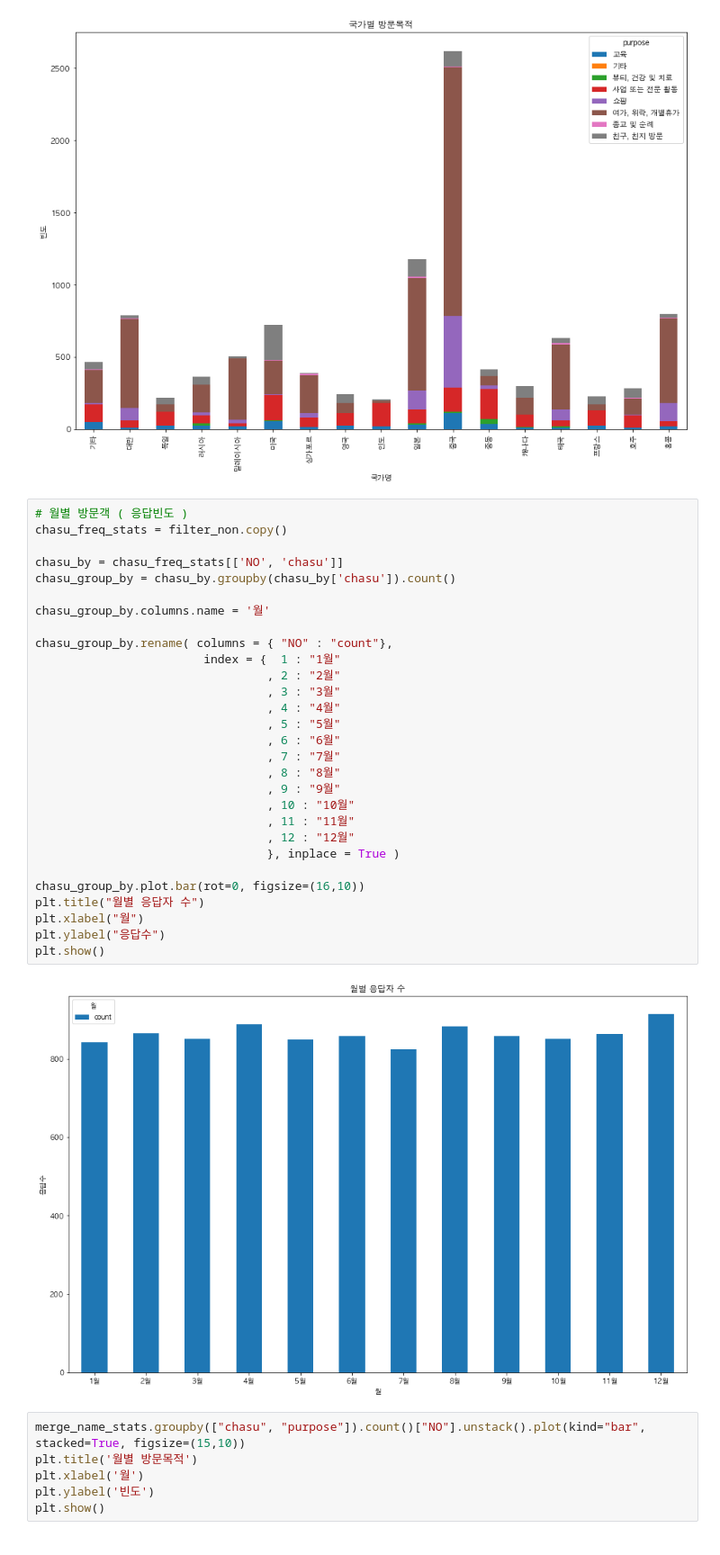
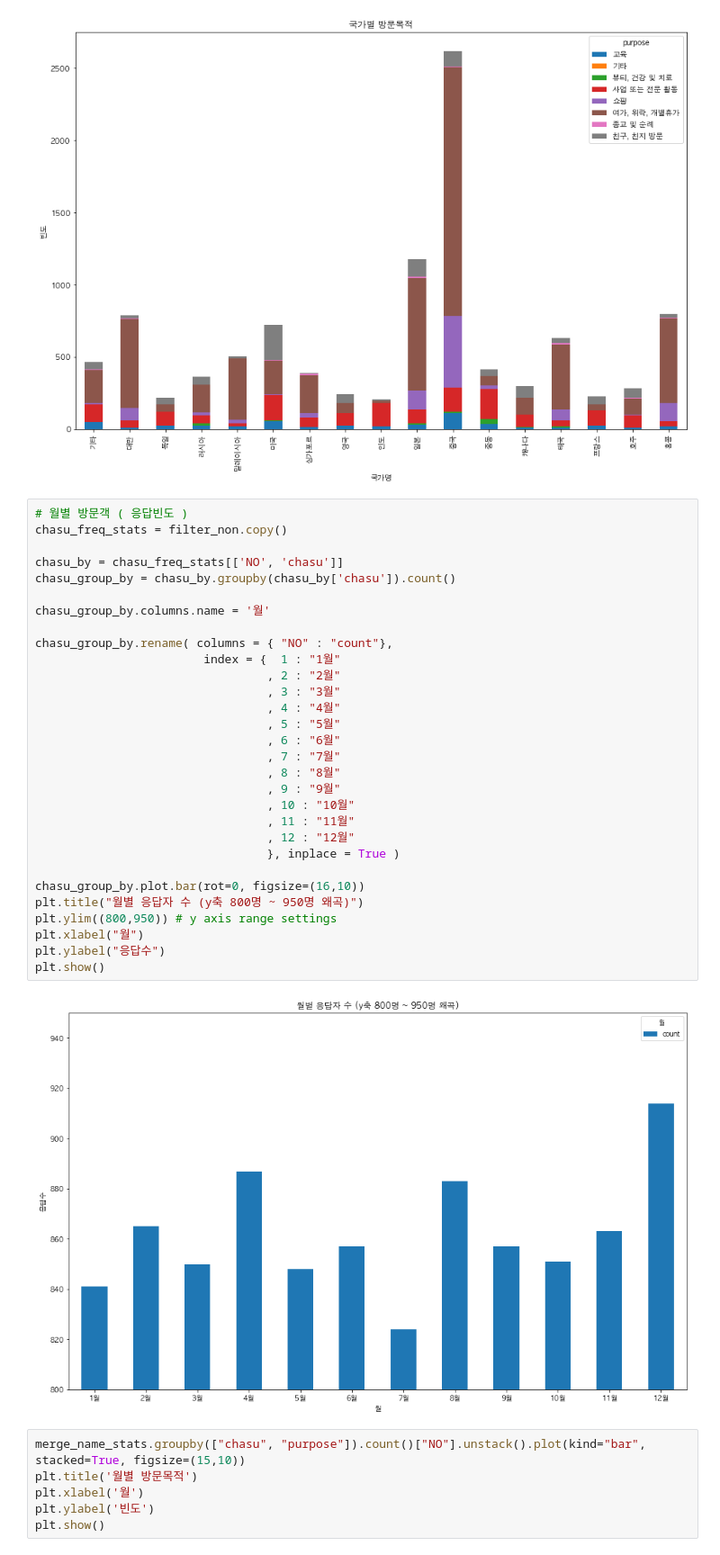
Before and after one commit to asdhgfasd1/2020, a Jupyter notebook: statistics/des_stats01.ipynb, the cells around one changed output. Shown: that part at 90% size. Saved outputs shown, nothing was run; the diff lists cells and outputs as text.

```diff
--- a/statistics/des_stats01.ipynb
+++ b/statistics/des_stats01.ipynb
@@ -389,34 +389,35 @@ plt.show()
 # %%
 # 월별 방문객 ( 응답빈도 )
 chasu_freq_stats = filter_non.copy()
 
 chasu_by = chasu_freq_stats[['NO', 'chasu']]
 chasu_group_by = chasu_by.groupby(chasu_by['chasu']).count()
 
 chasu_group_by.columns.name = '월'
 
 chasu_group_by.rename( columns = { "NO" : "count"},
                         index = {  1 : "1월"
                                  , 2 : "2월"
                                  , 3 : "3월"
                                  , 4 : "4월"
                                  , 5 : "5월"
                                  , 6 : "6월"
                                  , 7 : "7월"
                                  , 8 : "8월"
                                  , 9 : "9월"
                                  , 10 : "10월"
                                  , 11 : "11월"
                                  , 12 : "12월"
                                  }, inplace = True )
 
 chasu_group_by.plot.bar(rot=0, figsize=(16,10))
-plt.title("월별 응답자 수")
+plt.title("월별 응답자 수 (y축 800명 ~ 950명 왜곡)")
+plt.ylim((800,950)) # y axis range settings
 plt.xlabel("월")
 plt.ylabel("응답수")
 plt.show()
 # %% [output]
-[figure, old version]
+[figure, new version]
 # %%
 merge_name_stats.groupby(["chasu", "purpose"]).count()["NO"].unstack().plot(kind="bar", stacked=True, figsize=(15,10))
 plt.title('월별 방문목적')
```
Also changed, not shown: parts of 1 cell of this notebook, 1 other file.
